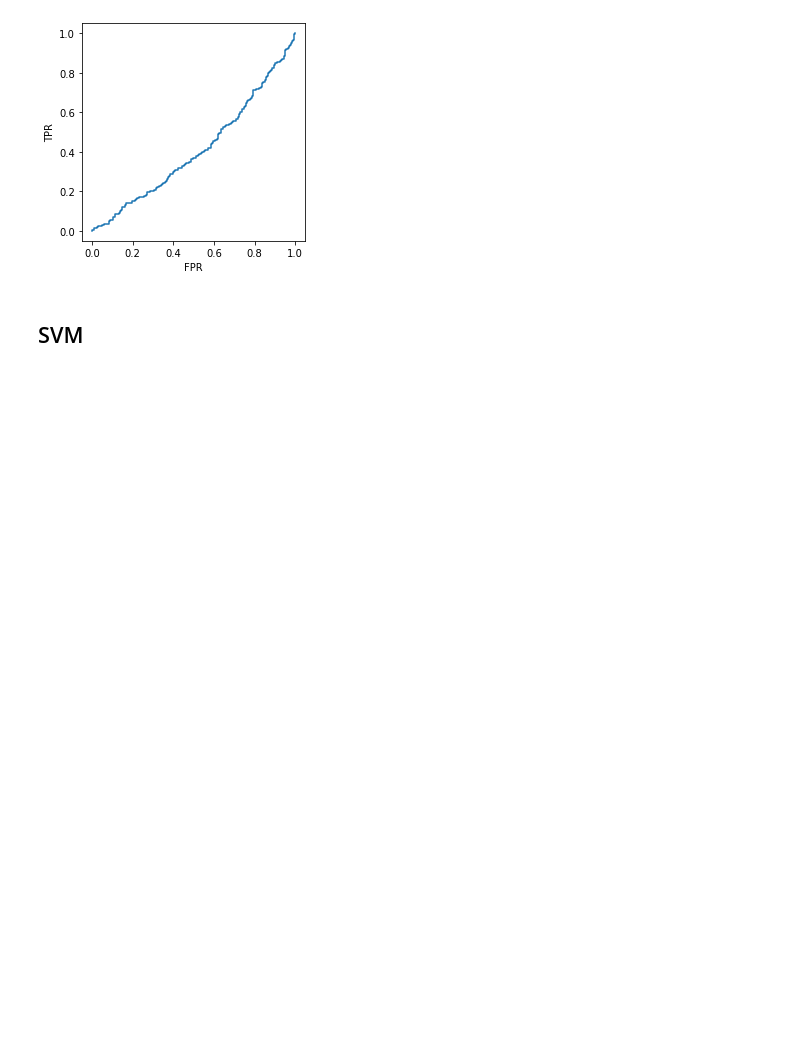
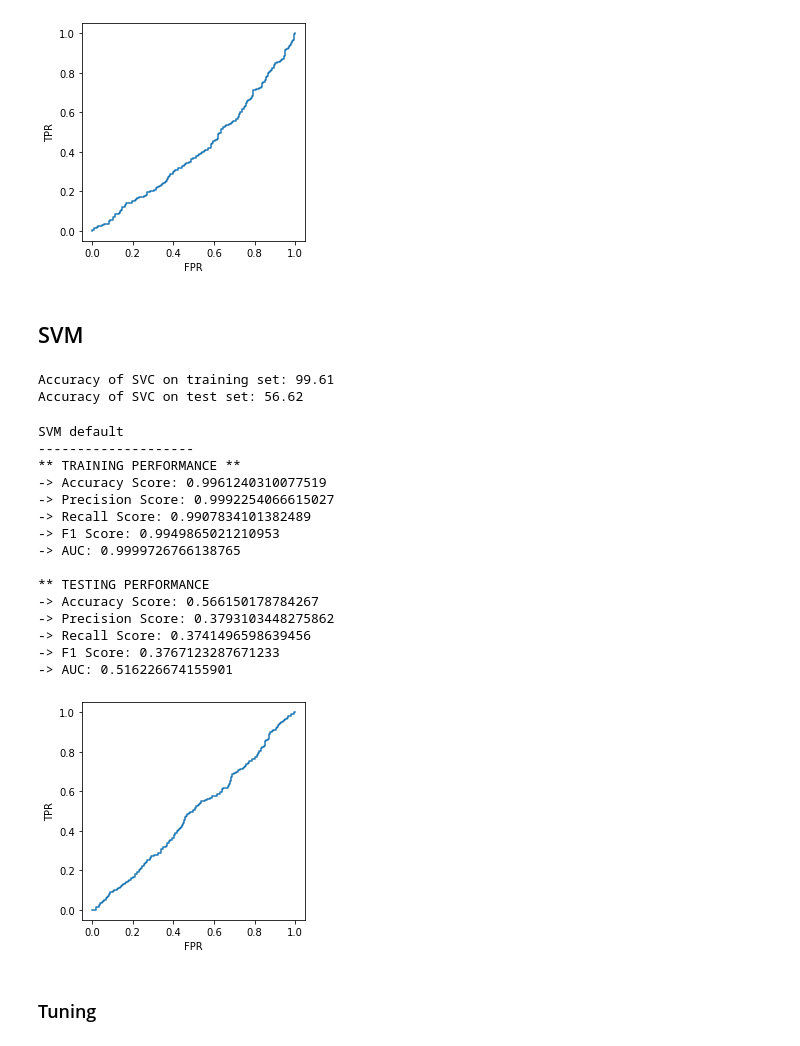
Before and after one commit to FabriceMesidor/Classification_Project_Views_towards_Computer_Decisions, a Jupyter notebook: Modeling-with-PCA.ipynb, the cells around one changed output. Cells and saved outputs as stored; diff of their text form; code cells hidden in the pictures; blank space fills up the shorter version.

Commit message:
Modeling with PCA

```diff
--- a/Modeling-with-PCA.ipynb
+++ b/Modeling-with-PCA.ipynb
@@ -1039,3 +1039,38 @@ XGBoost genetic search
 [figure]
 # %% [markdown]
 ## SVM
+# %%
+from sklearn.svm import SVC
+
+svm_SVC = SVC(C=100.0, kernel='rbf', degree=3, gamma='auto', coef0=0.0, shrinking=True,
+          probability=True, tol=0.001, cache_size=200, class_weight=None,
+          verbose=0, max_iter=-1, decision_function_shape="ovr", random_state = 0)
+svm_SVC.fit(X_train_scaled,y_train)
+
+print('Accuracy of SVC on training set: {:.2f}'.format(svm_SVC.score(X_train, y_train) * 100))
+
+print('Accuracy of SVC on test set: {:.2f}'.format(svm_SVC.score(X_test, y_test) * 100))
+# %% [output]
+Accuracy of SVC on training set: 99.61
+Accuracy of SVC on test set: 56.62
+# %%
+performance_model(svm_SVC,"SVM default",plot=True)
+# %% [output]
+SVM default
+--------------------
+** TRAINING PERFORMANCE **
+-> Accuracy Score: 0.9961240310077519
+-> Precision Score: 0.9992254066615027
+-> Recall Score: 0.9907834101382489
+-> F1 Score: 0.9949865021210953
+-> AUC: 0.9999726766138765
+
+** TESTING PERFORMANCE
+-> Accuracy Score: 0.566150178784267
+-> Precision Score: 0.3793103448275862
+-> Recall Score: 0.3741496598639456
+-> F1 Score: 0.3767123287671233
+-> AUC: 0.516226674155901
+[figure, added]
+# %% [markdown]
+### Tuning
```
Also changed, not shown: parts of 6 cells of this notebook.
